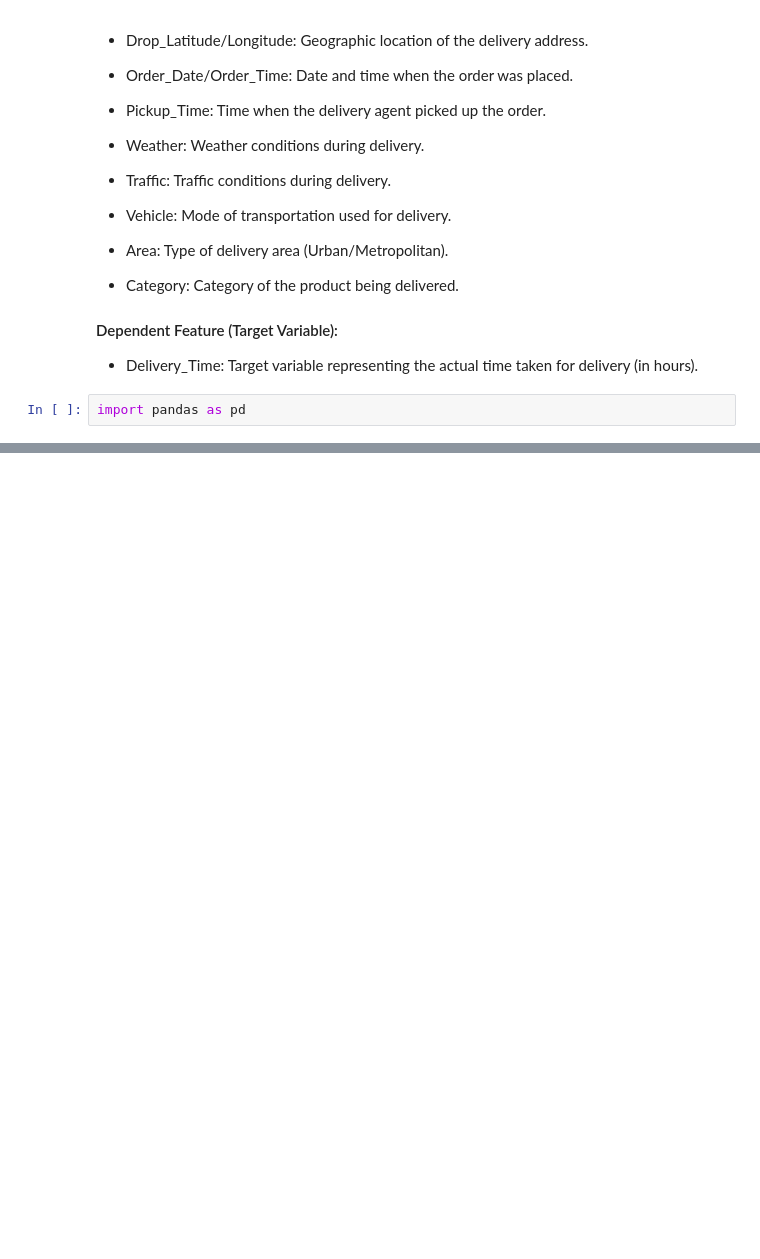
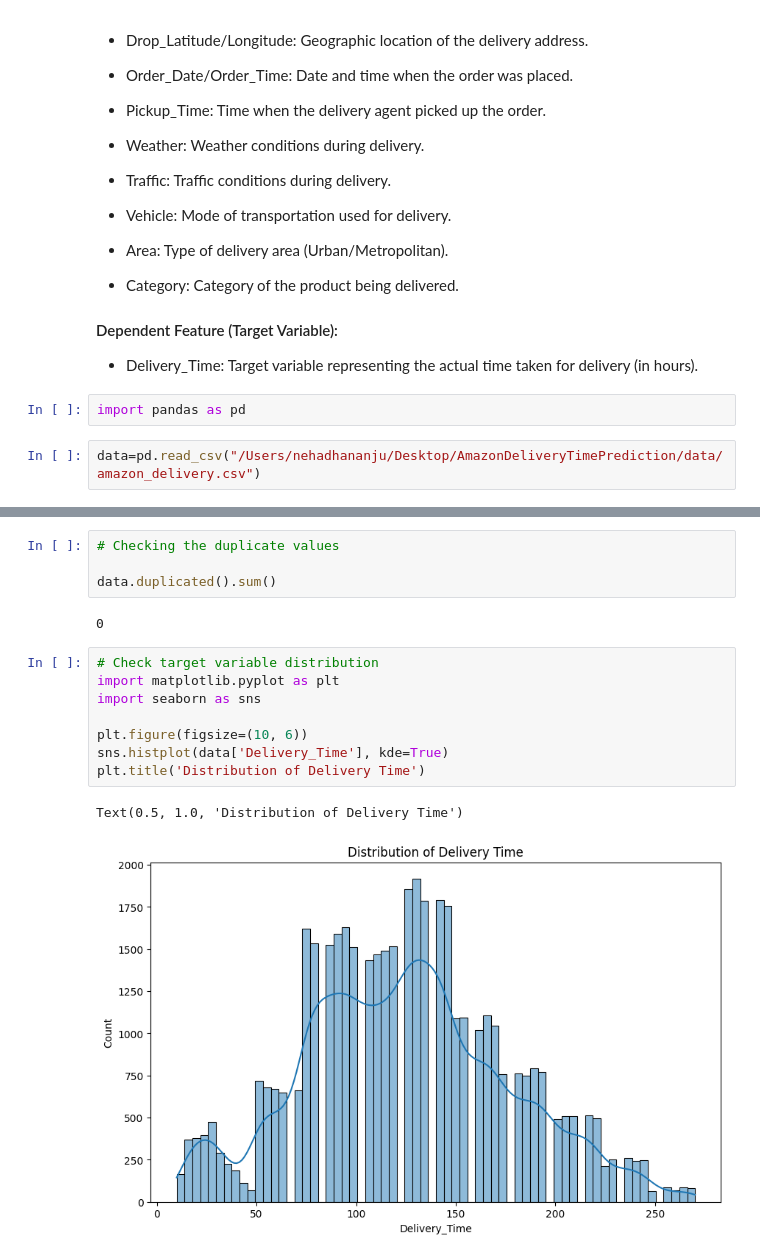
Before and after one commit to neha-dhananju/AmazonDeliveryTimePrediction, a Jupyter notebook: notebooks/EDA.ipynb, the cells around one changed output, grey strips where cells are left out. Saved outputs shown, nothing was run; the diff lists cells and outputs as text; blank space fills up the shorter version.

```diff
--- a/notebooks/EDA.ipynb
+++ b/notebooks/EDA.ipynb
@@ -39,3 +39,5 @@ conditions, traffic, and product categories.
 * Delivery_Time: Target variable representing the actual time taken for delivery (in hours).
 # %%
 import pandas as pd
+# %%
+data=pd.read_csv("/Users/nehadhananju/Desktop/AmazonDeliveryTimePrediction/data/amazon_delivery.csv")
@@ -41,0 +101,17 @@ import pandas as pd
+# %%
+# Checking the duplicate values
+
+data.duplicated().sum()
+# %% [output]
+0
+# %%
+# Check target variable distribution
+import matplotlib.pyplot as plt
+import seaborn as sns
+
+plt.figure(figsize=(10, 6))
+sns.histplot(data['Delivery_Time'], kde=True)
+plt.title('Distribution of Delivery Time')
+# %% [output]
+Text(0.5, 1.0, 'Distribution of Delivery Time')
+[figure, added]
```
Also changed, not shown: parts of 6 cells of this notebook.
